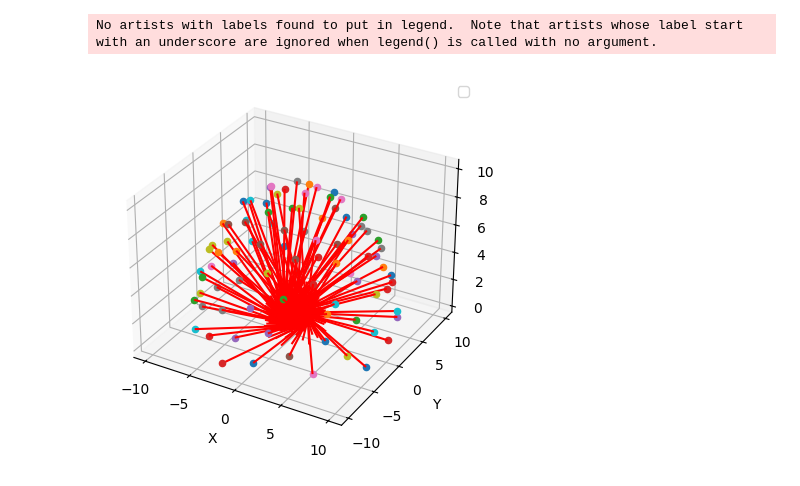
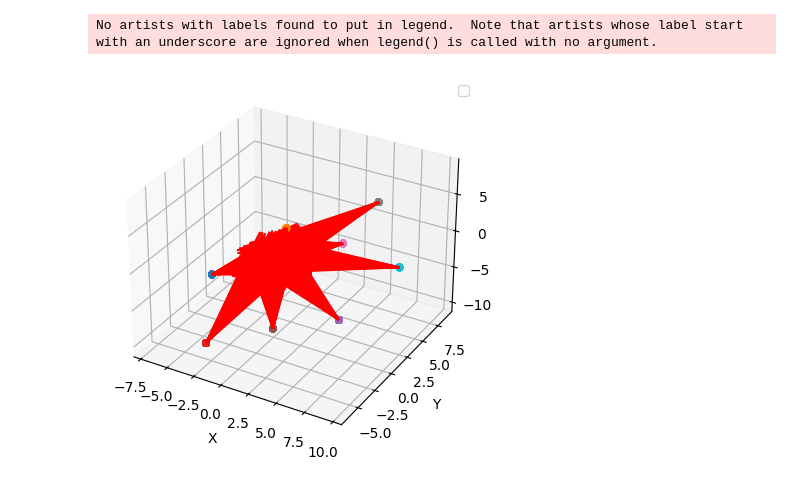
Before and after one commit to abubake/bakernerf, a Jupyter notebook: visualize.ipynb, the cells around one changed output. Drawn from its saved outputs; the diff is of its cells as text; code cells hidden in the pictures.

```diff
--- a/visualize.ipynb
+++ b/visualize.ipynb
@@ -20,17 +34,11 @@ No artists with labels found to put in legend.  Note that artists whose label st
 # %%
-o, d, target_px_values = get_rays('fox', mode='train')
+o, d, target_px_values = get_rays('datasets/creepy_monkey', mode='test')
 dataloader = DataLoader(torch.cat((torch.from_numpy(o).reshape(-1, 3).type(torch.float),
                                    torch.from_numpy(d).reshape(-1, 3).type(torch.float),
                                    torch.from_numpy(target_px_values).reshape(-1, 3).type(torch.float)), dim=1),
                        batch_size=batch_size, shuffle=True)
-
-
-dataloader_warmup = DataLoader(torch.cat((torch.from_numpy(o).reshape(90, height, width, 3)[:, 100:300, 100:300, :].reshape(-1, 3).type(torch.float),
-                               torch.from_numpy(d).reshape(90, height, width, 3)[:, 100:300, 100:300, :].reshape(-1, 3).type(torch.float),
-                               torch.from_numpy(target_px_values).reshape(90, height, width, 3)[:, 100:300, 100:300, :].reshape(-1, 3).type(torch.float)), dim=1),
-                       batch_size=batch_size, shuffle=True)
 # %%
-visualize_rays(origins=o, directions=-d, num_rays_to_sample_per_set=1)
+visualize_rays(origins=o, directions=-d, num_rays_to_sample_per_set=100)
 # %% [output]
 No artists with labels found to put in legend.  Note that artists whose label start with an underscore are ignored when legend() is called with no argument.
-[figure, old version]
+[figure, new version]
```
Also changed, not shown: parts of 3 cells of this notebook, 20 other files.
